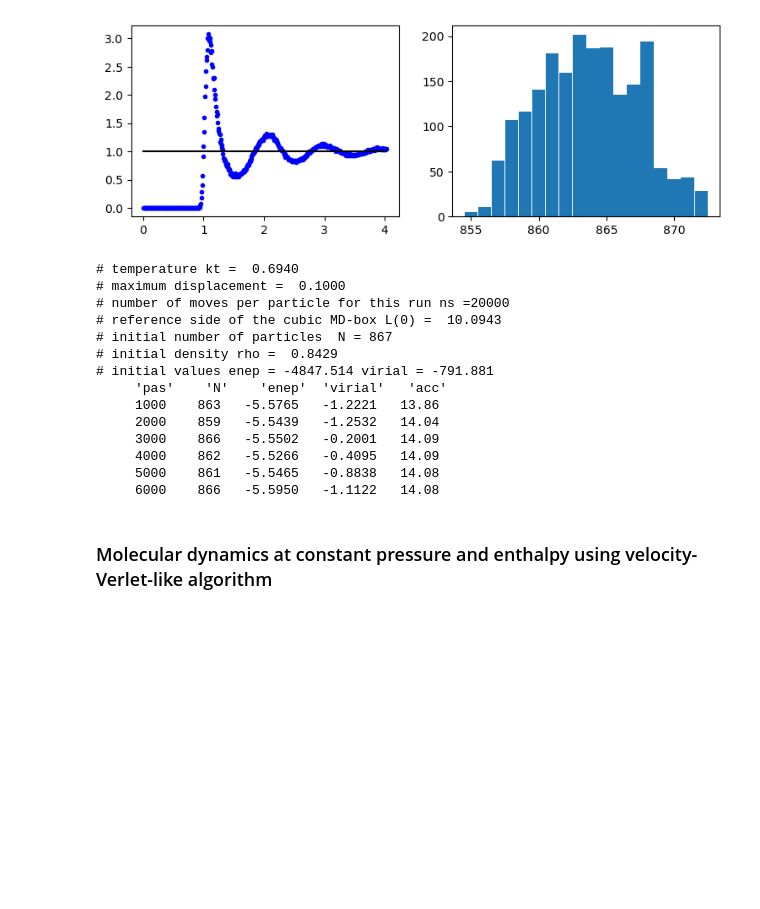
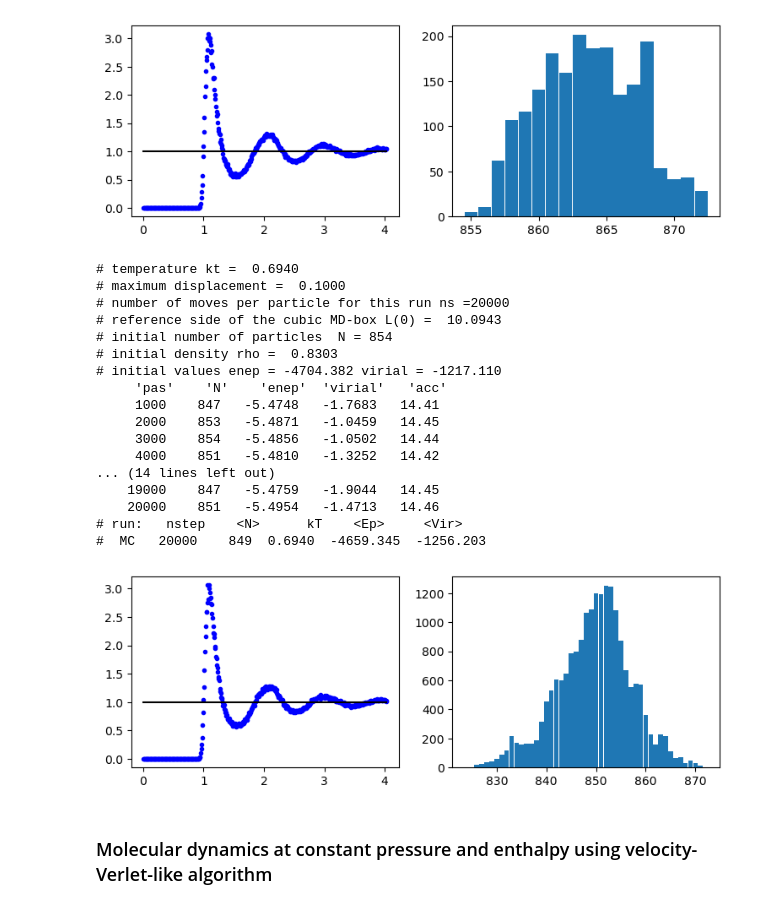
Before and after one commit to cpierleo/PyLJ, a Jupyter notebook: LJ-simulation.ipynb, the cells around one changed output. Cells and saved outputs as stored; diff of their text form; code cells hidden in the pictures; blank space fills up the shorter version.

```diff
--- a/LJ-simulation.ipynb
+++ b/LJ-simulation.ipynb
@@ -115,22 +118,26 @@ gclj(nstep=2000, mux=0.0075, rho=0.84, m=6, kt=0.694, delta=0.1, freq=100)
 # %%
 # Gran Canonical Monte Carlo using Metropolis Monte Carlo with constant NVT  [ mode ? ]
 from GC_lj import gclj
-gclj(nstep=20000, mux=0.006, rho=0.84, m=6, kt=0.694, delta=0.1, freq=1000)
+gclj(nstep=20000, mux=0.005, rho=0.84, m=6, kt=0.694, delta=0.1, freq=1000)
 # %% [output]
 # temperature kt =  0.6940
 # maximum displacement =  0.1000
 # number of moves per particle for this run ns =20000
 # reference side of the cubic MD-box L(0) =  10.0943
-# initial number of particles  N = 867
-# initial density rho =  0.8429
-# initial values enep = -4847.514 virial = -791.881
+# initial number of particles  N = 854
+# initial density rho =  0.8303
+# initial values enep = -4704.382 virial = -1217.110
      'pas'    'N'    'enep'  'virial'   'acc'
-     1000    863   -5.5765   -1.2221   13.86
-     2000    859   -5.5439   -1.2532   14.04
-     3000    866   -5.5502   -0.2001   14.09
-     4000    862   -5.5266   -0.4095   14.09
-     5000    861   -5.5465   -0.8838   14.08
-     6000    866   -5.5950   -1.1122   14.08
+     1000    847   -5.4748   -1.7683   14.41
+     2000    853   -5.4871   -1.0459   14.45
+     3000    854   -5.4856   -1.0502   14.44
+     4000    851   -5.4810   -1.3252   14.42
+... (14 lines left out)
+    19000    847   -5.4759   -1.9044   14.45
+    20000    851   -5.4954   -1.4713   14.46
+# run:   nstep    <N>      kT    <Ep>     <Vir>
+#  MC   20000    849  0.6940  -4659.345  -1256.203
+[figure, added]
 # %%
 # Gran Canonical Monte Carlo using Metropolis Monte Carlo with constant NVT  [ mode ? ]
 from GC_lj import gclj
```
Also changed, not shown: parts of 3 cells of this notebook, 4 other files.
